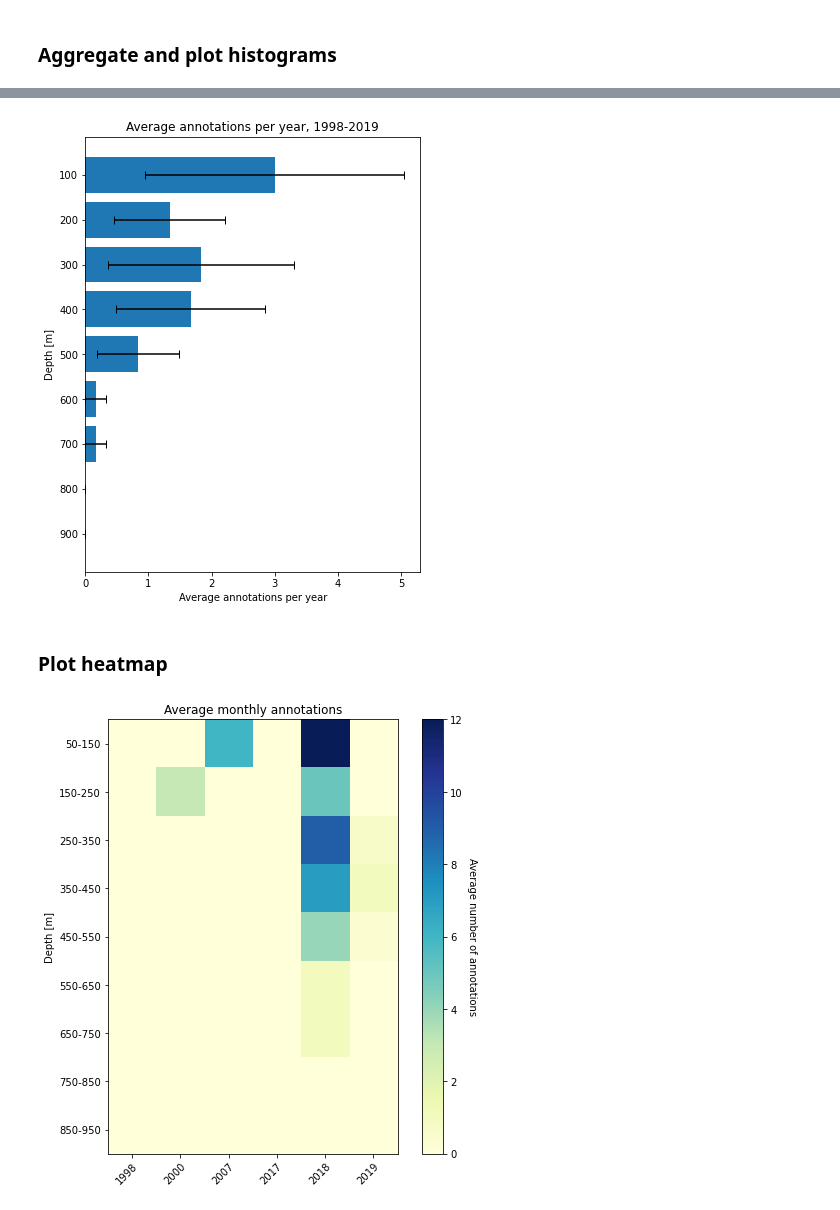
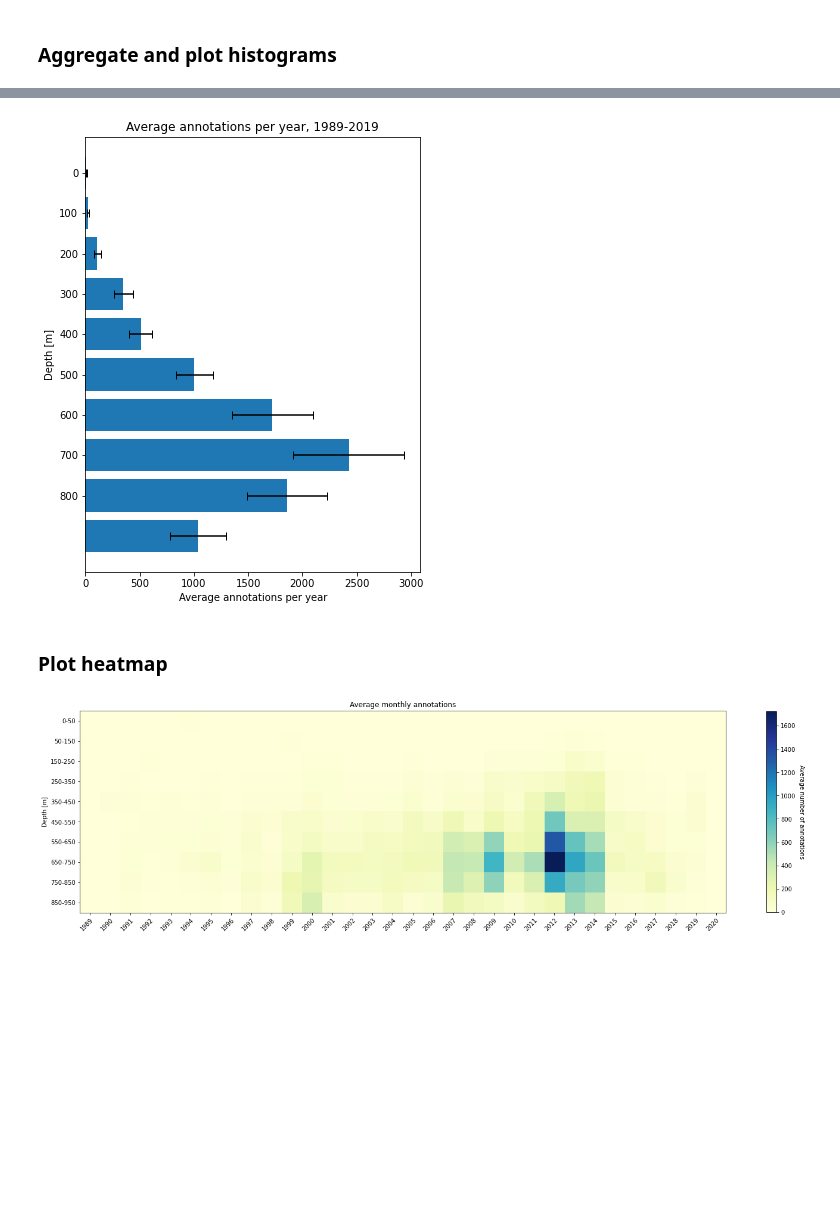
Before and after one commit to CeNCOOS/VARS, a Jupyter notebook: eDNA_VARS_annotations_by_depth.ipynb, the cells around one changed output, grey strips where cells are left out. Drawn from its saved outputs; the diff is of its cells as text; code cells hidden in the pictures; blank space fills up the shorter version.

```diff
--- a/eDNA_VARS_annotations_by_depth.ipynb
+++ b/eDNA_VARS_annotations_by_depth.ipynb
@@ -67,9 +67,13 @@ sql = """
                video_sequence_name,
                chief_scientist
         FROM annotations a
-        WHERE concept LIKE 'Engraulis%'
-            OR concept LIKE 'Engraulidae'
+        WHERE concept LIKE 'Aegina%'
 """
+
+#         WHERE concept LIKE 'Nanomia%'
+
+#         WHERE concept LIKE 'Engraulis%'
+#             OR concept LIKE 'Engraulidae'
 # %%
 ## Query the database
 
@@ -123,7 +127,7 @@ data = data[data['distance'] <= 0.100899**2]
 # %%
 ## Set prefixes
 
-species_queried = 'Engraulis'
+species_queried = 'Aegina'
 
 first_year = min(data['index_recorded_timestamp']).split('-')[0]
 last_year = max(data['index_recorded_timestamp']).split('-')[0]
@@ -205,7 +209,7 @@ data = get_year_month(data)
 ## Aggregate data
 
 # Create depth categories
-depth_cat = pd.cut(data['depth_meters'], bins=range(50, 1050, 100))
+depth_cat = pd.cut(data['depth_meters'], bins=range(-50, 1050, 100))
 data['depth_cat'] = depth_cat
 
 # Find numbers of annotations at each depth category for each month/year combination in the data set
@@ -258,11 +262,11 @@ plt.show()
 
 plt.figure(figsize = (6, 8))
 
-plt.barh(range(9), av_yearly_ann['mean'], xerr=av_yearly_ann['se'], capsize=4)
+plt.barh(range(10), av_yearly_ann['mean'], xerr=av_yearly_ann['se'], capsize=4)
 plt.xlabel('Average annotations per year')
 plt.ylabel('Depth [m]')
 plt.title('Average annotations per year, ' + first_year + '-2019')
-plt.yticks(ticks=range(9), labels=range(100, 1000, 100))
+plt.yticks(ticks=range(9), labels=range(0, 1000, 100))
 plt.gca().invert_yaxis()
 
 # Save
@@ -271,7 +275,7 @@ plt.savefig(filename)
 
 plt.show()
 # %% [output]
-[figure, old version]
+[figure, new version]
 # %% [markdown]
 ### Plot heatmap
 # %%
@@ -282,35 +286,34 @@ pivoted_arr = pivoted.to_numpy()
 # %%
 # Plot
 
-# years = [str(yr) for yr in range(int(first_year), int(last_year)+1)]
 years = pivoted.columns.values
-depths = ['50-150', '150-250', '250-350', '350-450', '450-550', '550-650', '650-750', '750-850', '850-950']
+depths = ['0-50', '50-150', '150-250', '250-350', '350-450', '450-550', '550-650', '650-750', '750-850', '850-950']
 
-# fig, ax = plt.subplots(figsize=(20, 12))
-fig, ax = plt.subplots(figsize=(7, 7))
+fig, ax = plt.subplots(figsize=(20, 12))
+# fig, ax = plt.subplots(figsize=(7, 7))
 
 im = ax.imshow(pivoted_arr, cmap='YlGnBu')
 
 ax.set_xticks(np.arange(len(years)))
 ax.set_yticks(np.arange(len(depths)))
 ax.set_xticklabels(years)
 ax.set_yticklabels(depths)
 
 # Rotate the tick labels and set their alignment.
 plt.setp(ax.get_xticklabels(), rotation=45, ha="right",
          rotation_mode="anchor")
 
-cbar = ax.figure.colorbar(im, ax=ax, shrink=1)
+cbar = ax.figure.colorbar(im, ax=ax, shrink=0.4)
 cbar.ax.set_ylabel('Average number of annotations', rotation=-90, va="bottom")
 
 ax.set_title('Average monthly annotations')
 ax.set_ylabel('Depth [m]')
 fig.tight_layout()
 
 # Save
 filename = prefix + 'heatmap'
 plt.savefig(filename)
 
 plt.show()
 # %% [output]
-[figure, old version]
+[figure, new version]
```
Also changed, not shown: parts of 3 cells of this notebook.
